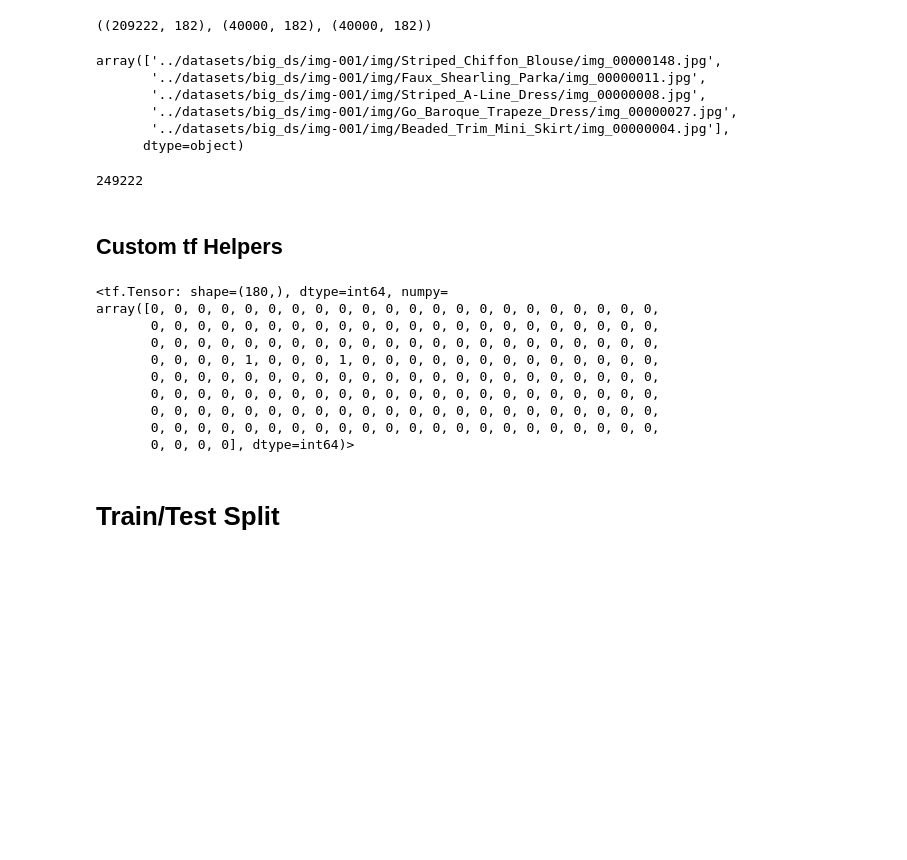
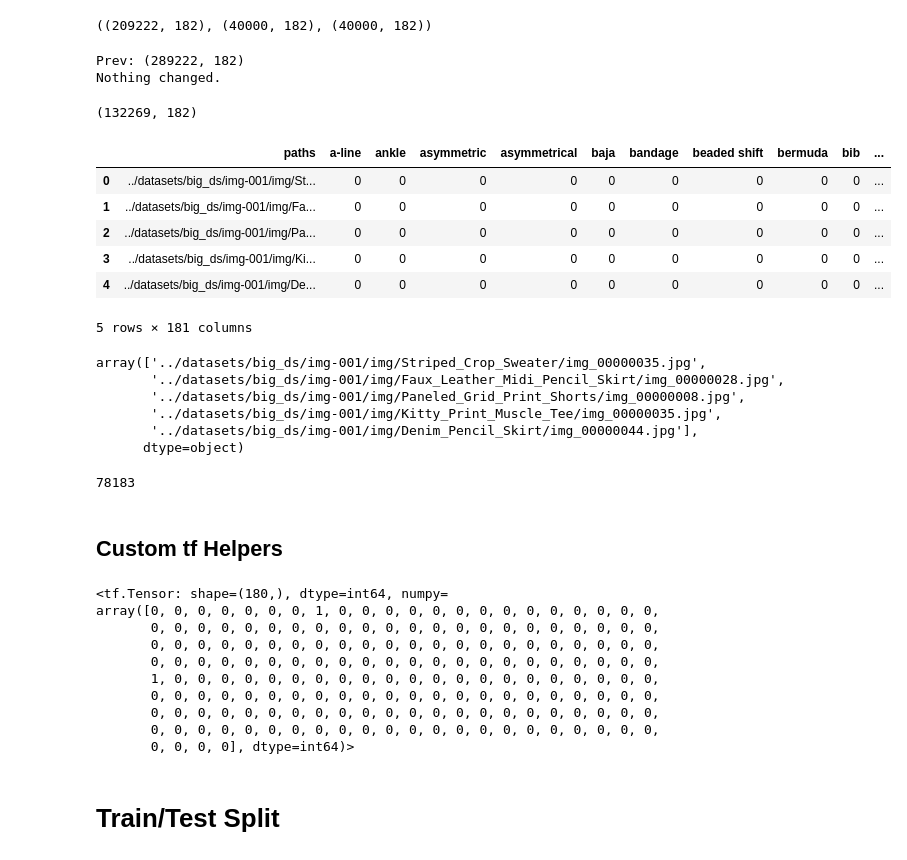
Before and after one commit to melihkacaman/SimilarProducts, a Jupyter notebook: notebooks/03 Model Building For Coarse Attribute Prediction.ipynb, the cells around one changed output. Drawn from its saved outputs; the diff is of its cells as text; code cells hidden in the pictures; blank space fills up the shorter version.

Commit message:
atribute type clasifiers training

```diff
--- a/notebooks/03 Model Building For Coarse Attribute Prediction.ipynb
+++ b/notebooks/03 Model Building For Coarse Attribute Prediction.ipynb
@@ -187,19 +187,42 @@ df_category_5.shape, df_category_3.shape, df_category_4.shape
 df_category_3[df_category_3.group == 'train'].shape,  df_category_3[df_category_3.group == 'val'].shape,  df_category_3[df_category_3.group == 'test'].shape
 # %% [output]
 ((209222, 182), (40000, 182), (40000, 182))
+# %%
+from helpers import row_cleaner, col_cleaner
+
+print("Prev:", df_category_3.shape)
+df_category_3 = col_cleaner(row_cleaner(df_category_3))
+
+df_category_3.shape
+# %% [output]
+Prev: (289222, 182)
+Nothing changed.
+(132269, 182)
 # %%
-TRAIN_SIZE = df_category_3[df_category_3.group == 'train'].shape[0]
-data = pd.concat([df_category_3[df_category_3.group == 'train'].sample(frac=1),
-                df_category_3[df_category_3.group == 'val'].sample(frac=1)]).reset_index(drop=True).drop(['group'], axis=1)
+# TRAIN_SIZE = df_category_3[df_category_3.group == 'train'].shape[0]
+TRAIN_SIZE = 60000
+vall = df_category_3[df_category_3.group == 'val'].sample(frac=1, random_state = 42)
+data = pd.concat([df_category_3[df_category_3.group == 'train'].iloc[:TRAIN_SIZE,:].sample(frac=1),  vall]
+                ).reset_index(drop=True).drop(['group'], axis=1)
+
+data.head()
+# %% [output]
+|  | paths | a-line | ankle | asymmetric | asymmetrical | baja | bandage | beaded shift | bermuda | bib | ... |
+| 0 | ../datasets/big_ds/img-001/img/St... | 0 | 0 | 0 | 0 | 0 | 0 | 0 | 0 | 0 | ... |
+| 1 | ../datasets/big_ds/img-001/img/Fa... | 0 | 0 | 0 | 0 | 0 | 0 | 0 | 0 | 0 | ... |
+| 2 | ../datasets/big_ds/img-001/img/Pa... | 0 | 0 | 0 | 0 | 0 | 0 | 0 | 0 | 0 | ... |
+| 3 | ../datasets/big_ds/img-001/img/Ki... | 0 | 0 | 0 | 0 | 0 | 0 | 0 | 0 | 0 | ... |
+| 4 | ../datasets/big_ds/img-001/img/De... | 0 | 0 | 0 | 0 | 0 | 0 | 0 | 0 | 0 | ... |
+5 rows × 181 columns
 # %%
 fnames = data.paths.to_numpy()
 fnames[:5]
 # %% [output]
-array(['../datasets/big_ds/img-001/img/Striped_Chiffon_Blouse/img_00000148.jpg',
-       '../datasets/big_ds/img-001/img/Faux_Shearling_Parka/img_00000011.jpg',
-       '../datasets/big_ds/img-001/img/Striped_A-Line_Dress/img_00000008.jpg',
-       '../datasets/big_ds/img-001/img/Go_Baroque_Trapeze_Dress/img_00000027.jpg',
-       '../datasets/big_ds/img-001/img/Beaded_Trim_Mini_Skirt/img_00000004.jpg'],
+array(['../datasets/big_ds/img-001/img/Striped_Crop_Sweater/img_00000035.jpg',
+       '../datasets/big_ds/img-001/img/Faux_Leather_Midi_Pencil_Skirt/img_00000028.jpg',
+       '../datasets/big_ds/img-001/img/Paneled_Grid_Print_Shorts/img_00000008.jpg',
+       '../datasets/big_ds/img-001/img/Kitty_Print_Muscle_Tee/img_00000035.jpg',
+       '../datasets/big_ds/img-001/img/Denim_Pencil_Skirt/img_00000044.jpg'],
       dtype=object)
 # %%
 import tensorflow as tf
@@ -211,7 +234,7 @@ filelist_ds = tf.data.Dataset.from_tensor_slices(fnames)
 
 filelist_ds.cardinality().numpy()
 # %% [output]
-249222
+78183
 # %% [markdown]
 ## Custom tf Helpers
 # %%
@@ -225,11 +248,11 @@ def get_label(file_path):
 get_label(fnames[100])
 # %% [output]
 <tf.Tensor: shape=(180,), dtype=int64, numpy=
-array([0, 0, 0, 0, 0, 0, 0, 0, 0, 0, 0, 0, 0, 0, 0, 0, 0, 0, 0, 0, 0, 0,
+array([0, 0, 0, 0, 0, 0, 0, 1, 0, 0, 0, 0, 0, 0, 0, 0, 0, 0, 0, 0, 0, 0,
        0, 0, 0, 0, 0, 0, 0, 0, 0, 0, 0, 0, 0, 0, 0, 0, 0, 0, 0, 0, 0, 0,
        0, 0, 0, 0, 0, 0, 0, 0, 0, 0, 0, 0, 0, 0, 0, 0, 0, 0, 0, 0, 0, 0,
-       0, 0, 0, 0, 1, 0, 0, 0, 1, 0, 0, 0, 0, 0, 0, 0, 0, 0, 0, 0, 0, 0,
        0, 0, 0, 0, 0, 0, 0, 0, 0, 0, 0, 0, 0, 0, 0, 0, 0, 0, 0, 0, 0, 0,
+       1, 0, 0, 0, 0, 0, 0, 0, 0, 0, 0, 0, 0, 0, 0, 0, 0, 0, 0, 0, 0, 0,
        0, 0, 0, 0, 0, 0, 0, 0, 0, 0, 0, 0, 0, 0, 0, 0, 0, 0, 0, 0, 0, 0,
        0, 0, 0, 0, 0, 0, 0, 0, 0, 0, 0, 0, 0, 0, 0, 0, 0, 0, 0, 0, 0, 0,
        0, 0, 0, 0, 0, 0, 0, 0, 0, 0, 0, 0, 0, 0, 0, 0, 0, 0, 0, 0, 0, 0,
```
Also changed, not shown: parts of 4 cells of this notebook, 1 other file.
